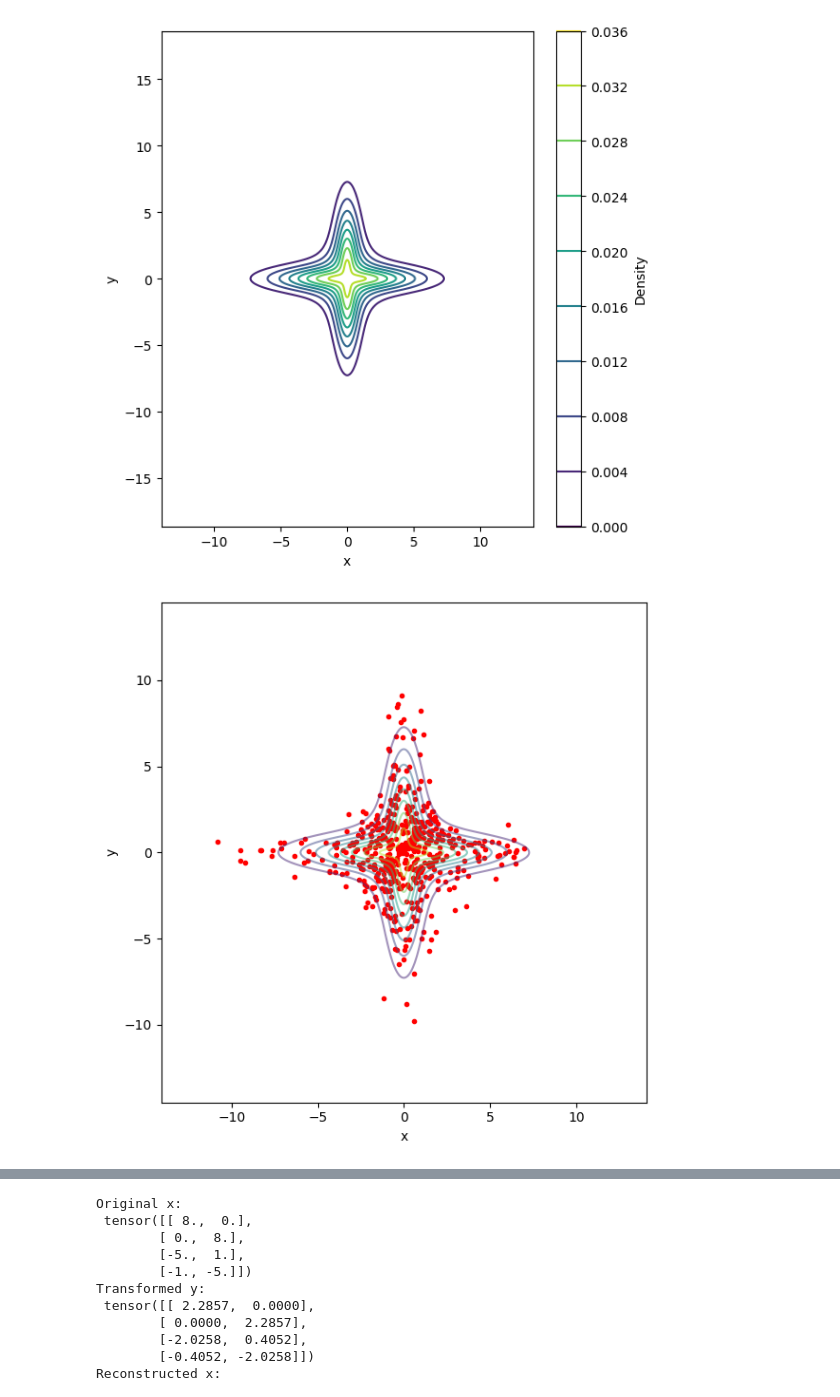
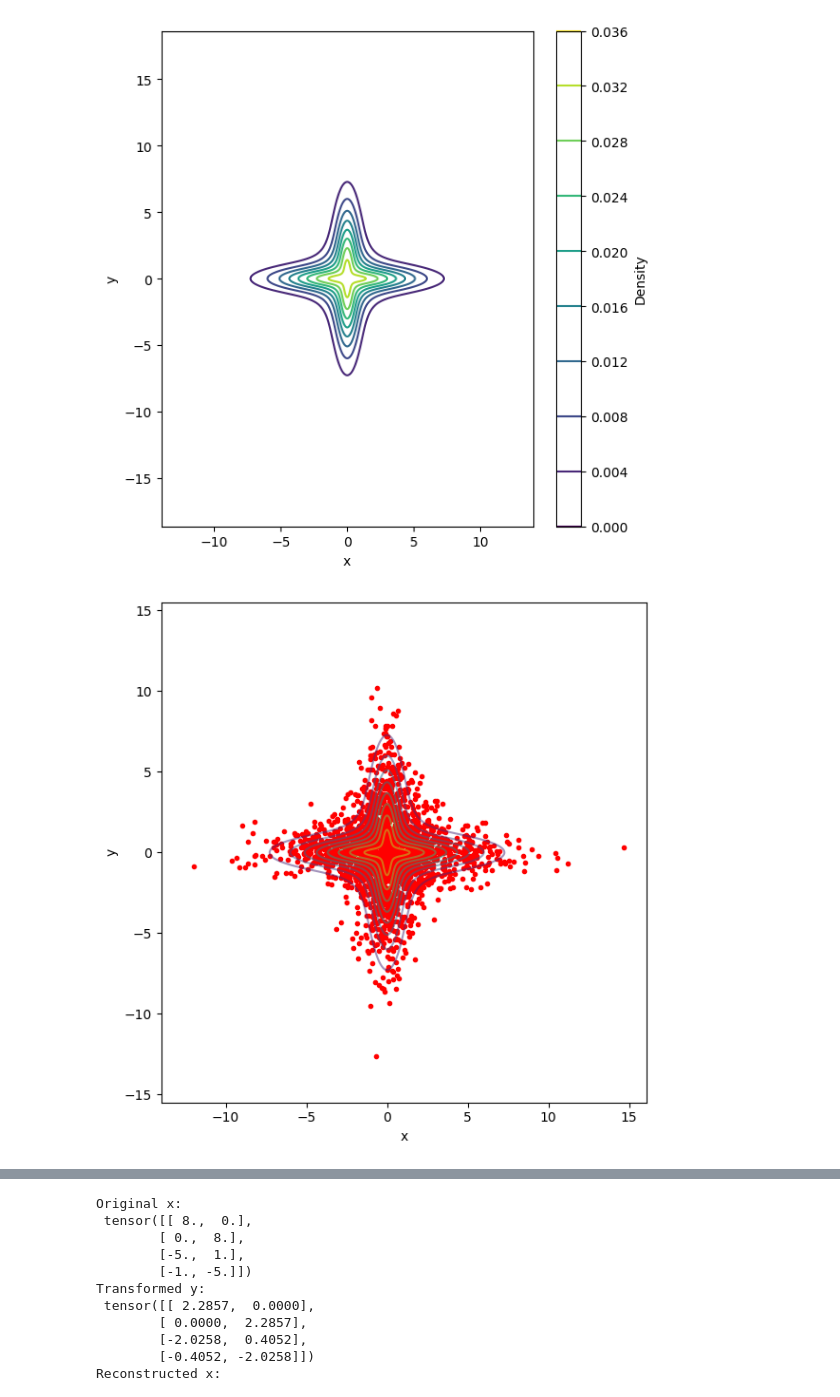
Before and after one commit to wdiepeveen/Riemannian-Archetypal-Analysis, a Jupyter notebook: bimodal_rho_test.ipynb, the cells around one changed output, grey strips where cells are left out. Drawn from its saved outputs; the diff is of its cells as text; code cells hidden in the pictures.

```diff
--- a/bimodal_rho_test.ipynb
+++ b/bimodal_rho_test.ipynb
@@ -33,18 +35,18 @@ plt.show()
 [figure]
 # %%
 # generate samples
-samples = dist.sample(500).detach().numpy()
+samples = dist.sample(2500).detach()
 
 plt.figure(figsize=(6,6))
 plt.contour(X.numpy(), Y.numpy(), log_probs.numpy(), levels=10, cmap='viridis', alpha=0.5)
 plt.scatter(samples[:,0], samples[:,1], marker='.', color='red')
 plt.xlabel('x')
 plt.ylabel('y')
 plt.axis('equal')
 plt.tight_layout()
 plt.show()
 # %% [output]
-[figure, old version]
+[figure, new version]
 # %%
 # check normalization integrates to 1 by monte carlo from uniform samples
 n_mc_samples = 1000000
```
Also changed, not shown: parts of 11 cells of this notebook, 9 other files.
